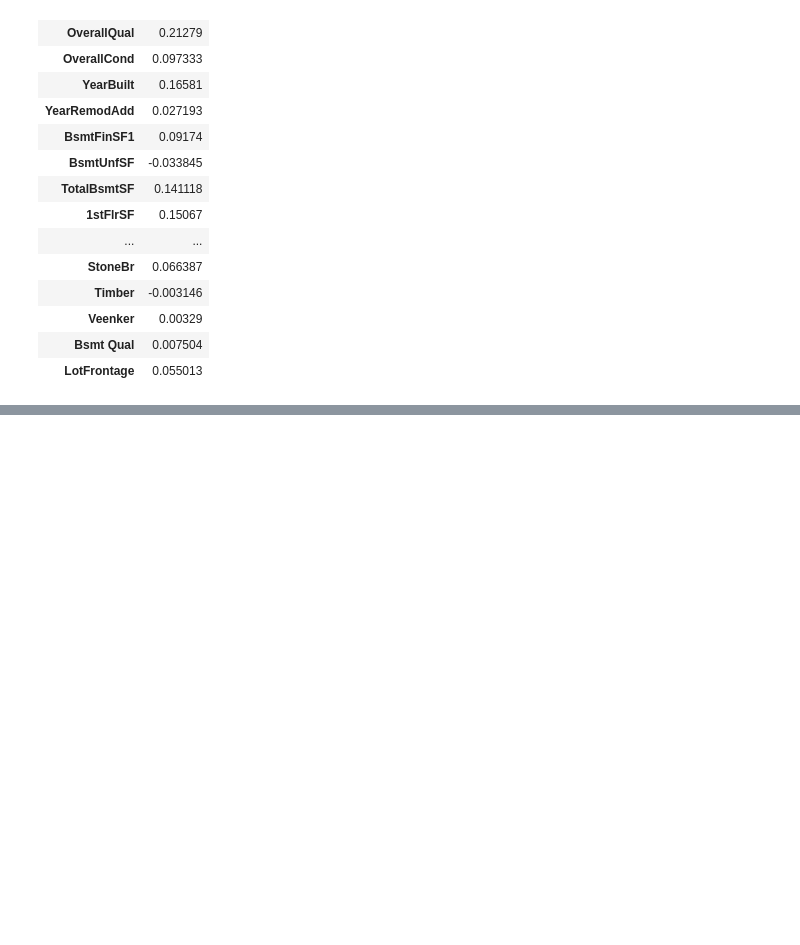
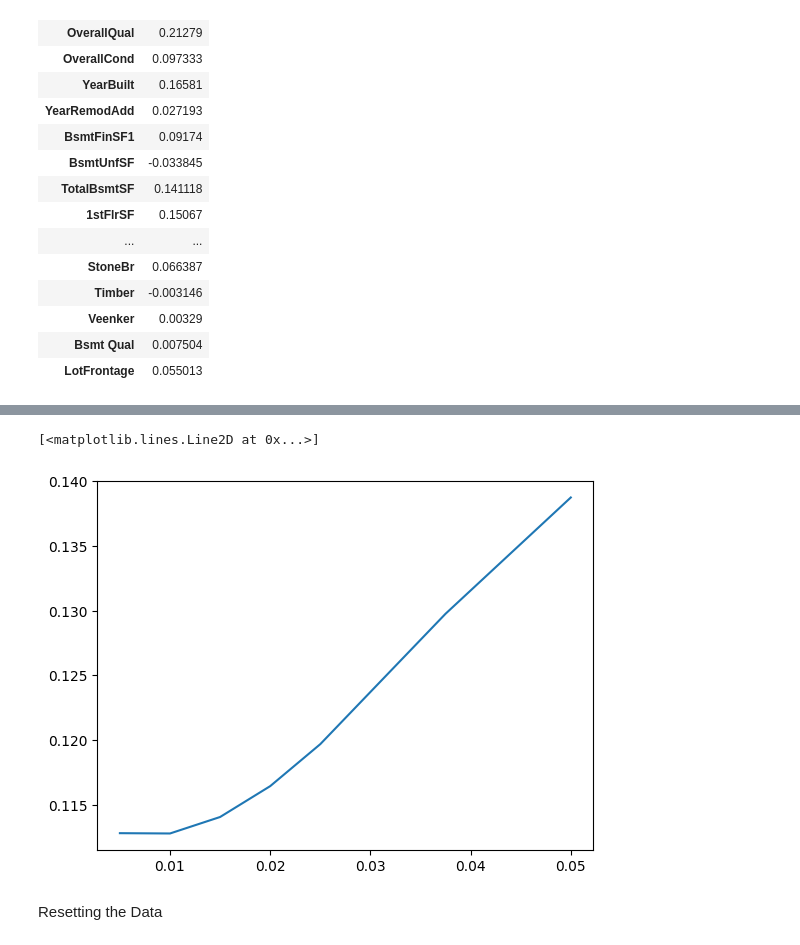
Before and after one commit to TanLeonidHuang/RSM338, a Jupyter notebook: Project1/Project1.ipynb, the cells around one changed output, grey strips where cells are left out. Saved outputs shown, nothing was run; the diff lists cells and outputs as text; code cells hidden in the pictures; blank space fills up the shorter version.

```diff
--- a/Project1/Project1.ipynb
+++ b/Project1/Project1.ipynb
@@ -108,0 +204,4 @@ coeffs
+# %%
+# Here we produce results for alpha=0.05 which corresponds to lambda=0.1 in Hull's book
+lasso = Lasso(alpha=0.05)
+lasso.fit(X_train, y_train)
@@ -108,0 +238,20 @@ coeffs
+# %%
+# We now consider different lambda values. The alphas are half the lambdas
+alphas=[0.01/2, 0.02/2, 0.03/2, 0.04/2, 0.05/2, 0.075/2, 0.1/2]
+mses=[]
+r2s = []
+
+for alpha in alphas:
+    lasso=Lasso(alpha=alpha)
+    lasso.fit(X_train,y_train)
+    pred=lasso.predict(X_val)
+    r2s.append(r2(y_val, pred))
+    mses.append(mse(y_val,pred))
+
+for i in mses:
+    print("MSE: " + str(i))
+
+print("\n")
+
+for i in r2s:
+    print("R2: " + str(i))
@@ -108,0 +275,7 @@ coeffs
+# %%
+plt.plot(alphas, mses)
+# %% [output]
+[<matplotlib.lines.Line2D at 0x...>]
+[figure, added]
+# %% [markdown]
+Resetting the Data
```
Also changed, not shown: parts of 70 cells of this notebook, 2 other files.
